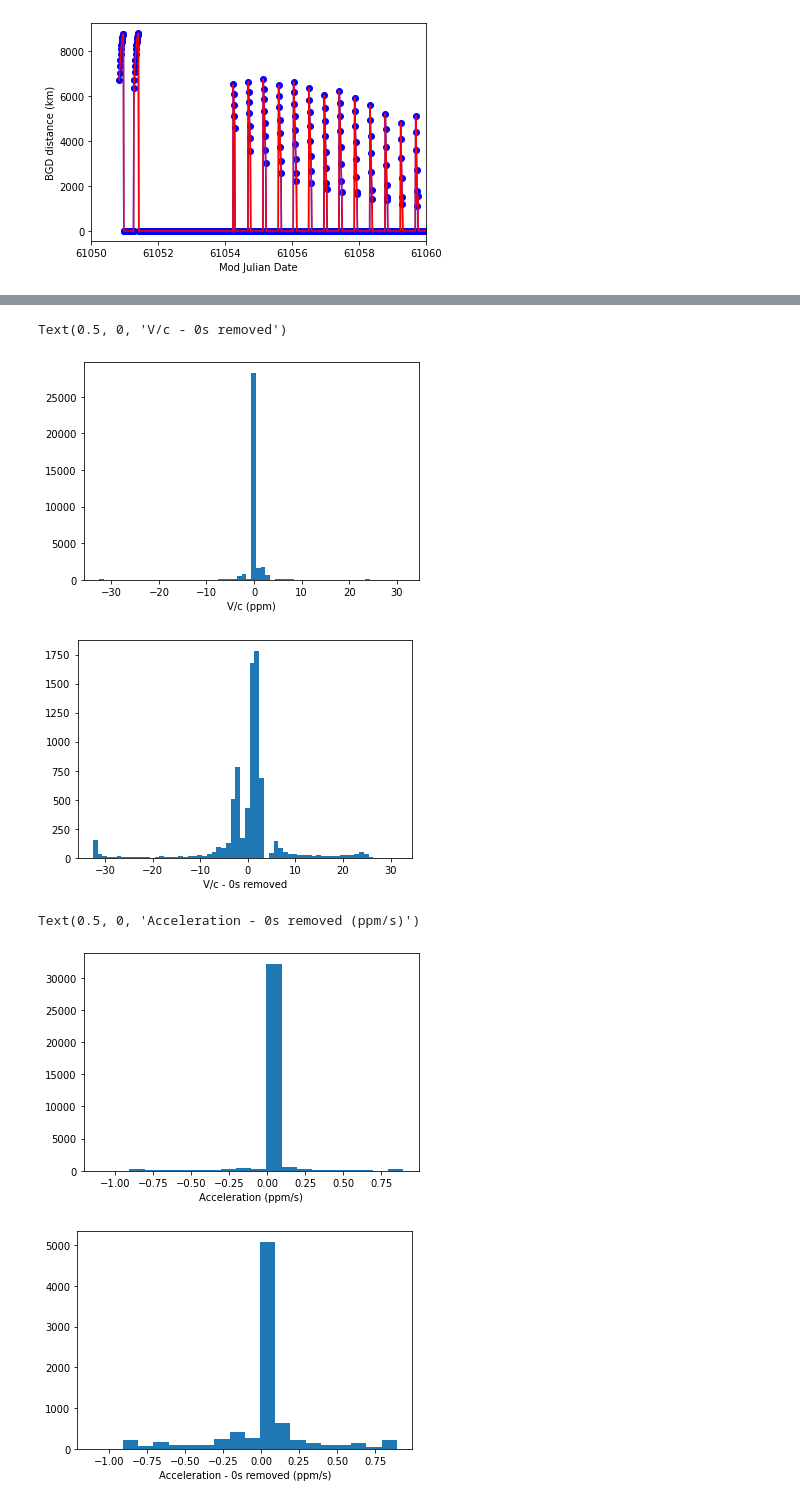
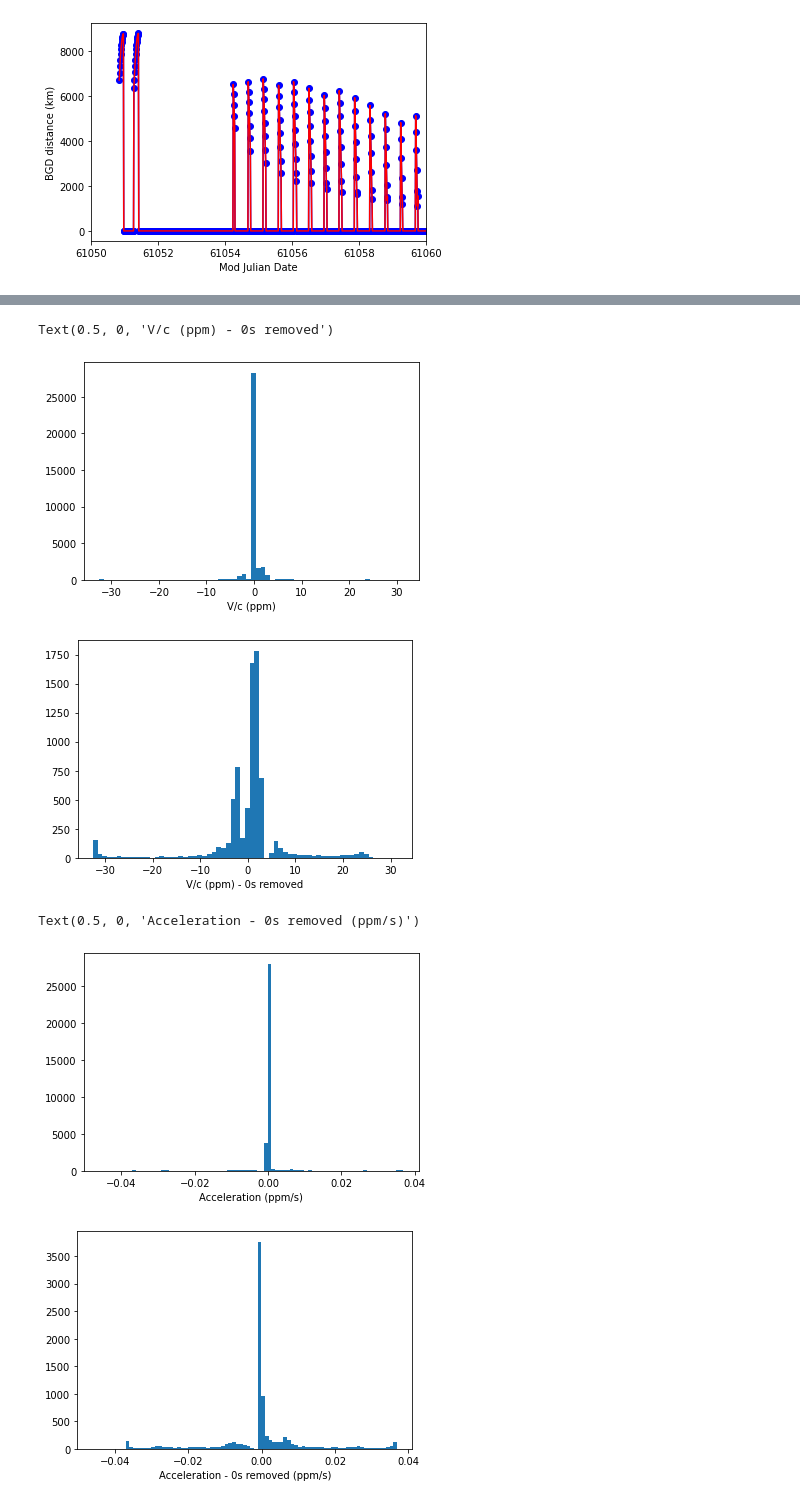
Before and after one commit to lusee-night/notebooks, a Jupyter notebook: calibrator/drift_adjustments.ipynb, the cells around one changed output, grey strips where cells are left out. Saved outputs shown, nothing was run; the diff lists cells and outputs as text; code cells hidden in the pictures.

```diff
--- a/calibrator/drift_adjustments.ipynb
+++ b/calibrator/drift_adjustments.ipynb
@@ -2,7 +2,7 @@
 import numpy as np
 import matplotlib.pyplot as plt
 # %%
-dist = np.genfromtxt('low_mem_plots/data/mjd_dist_alt.csv', delimiter=',')
+dist = np.genfromtxt('data/mjd_dist_alt.csv', delimiter=',')
 # %%
 mjd = dist[0:1]
 bgd = dist[1:2]
@@ -30,7 +30,7 @@ d_mjd = np.diff(mjd[0])
 vel = d_bgd / (d_mjd * 3600 * 24)
 
 mid_time = (mjd[0][1:] + mjd[0][:-1]) / 2
-time = (mid_time - mid_time[0]) * 3600
+time = (mid_time - mid_time[0]) * 3600 * 24
 # %%
 plt.figure(figsize=(10, 6))
 plt.plot(time, vel, marker='o', linestyle='-', color='b')
@@ -83,23 +83,23 @@ plt.xlabel('V/c (ppm)')
 
 plt.figure()
 plt.hist(v_c[v_c != 0], bins=np.arange(v_c.min(), v_c.max() + 1, 1))
-plt.xlabel('V/c - 0s removed')
+plt.xlabel('V/c (ppm) - 0s removed')
 # %% [output]
-Text(0.5, 0, 'V/c - 0s removed')
+Text(0.5, 0, 'V/c (ppm) - 0s removed')
 [figure]
-[figure, old version]
+[figure, new version]
 # %%
 plt.figure()
-plt.hist(acc, bins=np.arange(acc.min(), acc.max() + 0.1, 0.1))
+plt.hist(acc, bins=np.arange(acc.min(), acc.max() + 0.001, 0.001))
 plt.xlabel('Acceleration (ppm/s)')
 
 plt.figure()
-plt.hist(acc[acc != 0], bins=np.arange(acc.min(), acc.max() + 0.1, 0.1))
+plt.hist(acc[acc != 0], bins=np.arange(acc.min(), acc.max() + 0.001, 0.001))
 plt.xlabel('Acceleration - 0s removed (ppm/s)')
 # %% [output]
 Text(0.5, 0, 'Acceleration - 0s removed (ppm/s)')
-[figure, old version]
+[figure, new version]
-[figure, old version]
+[figure, new version]
 # %%
 # make adjustments:
 
```
Also changed, not shown: parts of 6 cells of this notebook.
